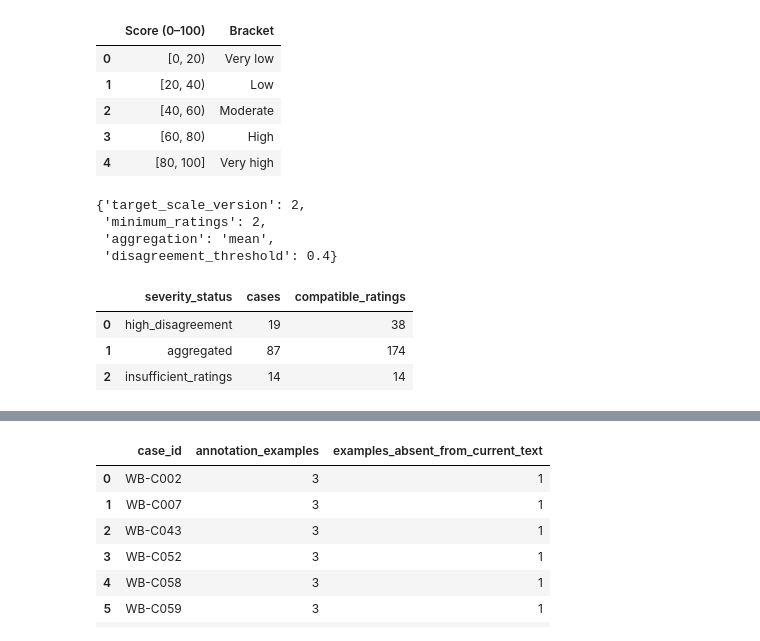
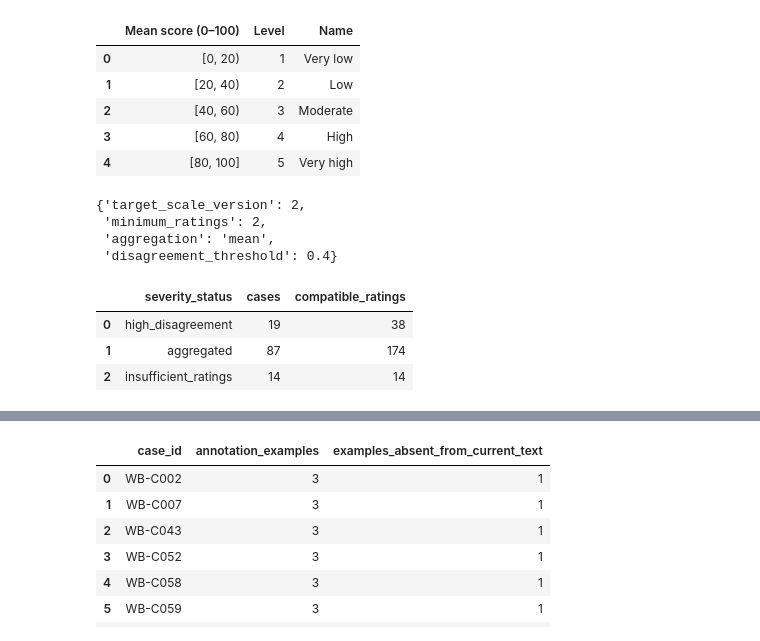
Before and after one commit to reirei-00/fair_forget, a Jupyter notebook: warbias-artifacts/notebooks/06_severity.ipynb, the cells around one changed output, grey strips where cells are left out. Saved outputs shown, nothing was run; the diff lists cells and outputs as text; code cells hidden in the pictures.

```diff
--- a/warbias-artifacts/notebooks/06_severity.ipynb
+++ b/warbias-artifacts/notebooks/06_severity.ipynb
@@ -177,51 +172,61 @@ def interval_label(bracket):
 
 
 display(
     DataFrame(
         [
-            {"Score (0–100)": interval_label(bracket), "Bracket": bracket["label"]}
-            for bracket in brackets
+            {
+                "Mean score (0–100)": interval_label(bracket),
+                "Level": level,
+                "Name": bracket["label"],
+            }
+            for level, bracket in enumerate(brackets, 1)
         ]
     )
 )
 assert bracket_for_score(40, brackets)["code"] == "moderate"
 assert bracket_for_score(None, brackets) is None
 display(
     {
         key: protocol[key]
         for key in (
             "target_scale_version",
             "minimum_ratings",
             "aggregation",
             "disagreement_threshold",
         )
     }
 )
-consensus_taxonomy = assign_taxonomy_severity(dataset["taxonomy"], ratings, case_evidence, protocol)
-consensus_by_case = {row["public_case_id"]: row for row in consensus_taxonomy}
-consensus_case_table = DataFrame(consensus_taxonomy)
-case_status_counts = Counter(row["severity_status"] for row in consensus_taxonomy)
+taxonomy_with_severity = assign_taxonomy_severity(
+    dataset["taxonomy"], ratings, case_evidence, protocol
+)
+taxonomy_by_case = {row["public_case_id"]: row for row in taxonomy_with_severity}
+case_table = DataFrame(taxonomy_with_severity)
+case_status_counts = Counter(row["severity_status"] for row in taxonomy_with_severity)
 display(
-    consensus_case_table.groupby("severity_status", sort=False)
+    case_table.groupby("severity_status", sort=False)
     .agg(cases=("public_case_id", "size"), compatible_ratings=("severity_n", "sum"))
     .reset_index()
 )
-assert len(consensus_taxonomy) == len(dataset["taxonomy"])
+assert len(taxonomy_with_severity) == len(dataset["taxonomy"])
 assert all(
-    all(enriched[field] == original[field] for field in original)
-    for original, enriched in zip(dataset["taxonomy"], consensus_taxonomy)
+    all(
+        enriched[field] == original[field]
+        for field in original
+        if field not in {"severity_mean_score", "severity_level"}
+    )
+    for original, enriched in zip(dataset["taxonomy"], taxonomy_with_severity)
 )
 assert all(
-    row["severity_score"] is None or row["severity_n"] >= protocol["minimum_ratings"]
-    for row in consensus_taxonomy
+    row["severity_mean_score"] is None or row["severity_n"] >= protocol["minimum_ratings"]
+    for row in taxonomy_with_severity
 )
 # %% [output]
-|  | Score (0–100) | Bracket |
-| 0 | [0, 20) | Very low |
-| 1 | [20, 40) | Low |
-| 2 | [40, 60) | Moderate |
-| 3 | [60, 80) | High |
-| 4 | [80, 100] | Very high |
+|  | Mean score (0–100) | Level | Name |
+| 0 | [0, 20) | 1 | Very low |
+| 1 | [20, 40) | 2 | Low |
+| 2 | [40, 60) | 3 | Moderate |
+| 3 | [60, 80) | 4 | High |
+| 4 | [80, 100] | 5 | Very high |
 {'target_scale_version': 2,
  'minimum_ratings': 2,
  'aggregation': 'mean',
```
Also changed, not shown: parts of 25 cells of this notebook, 26 other files.
